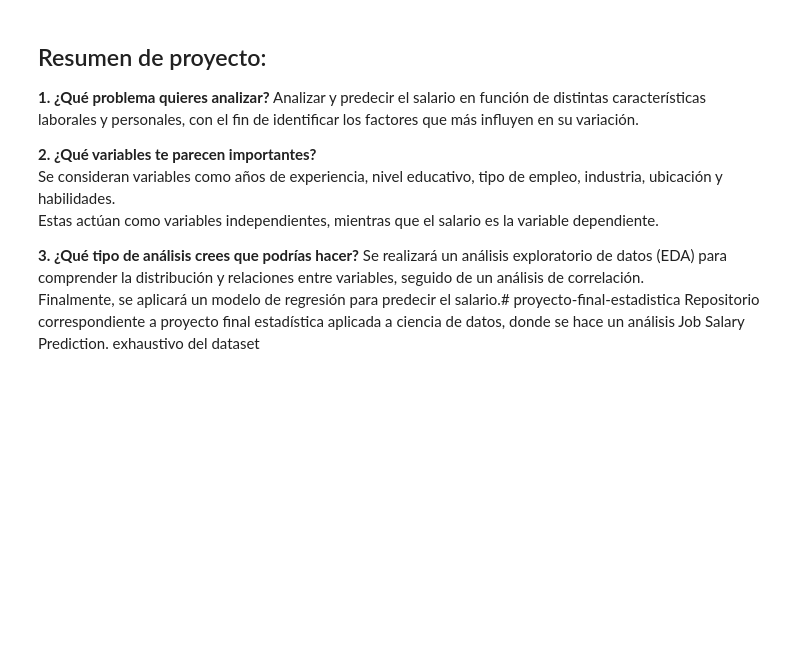
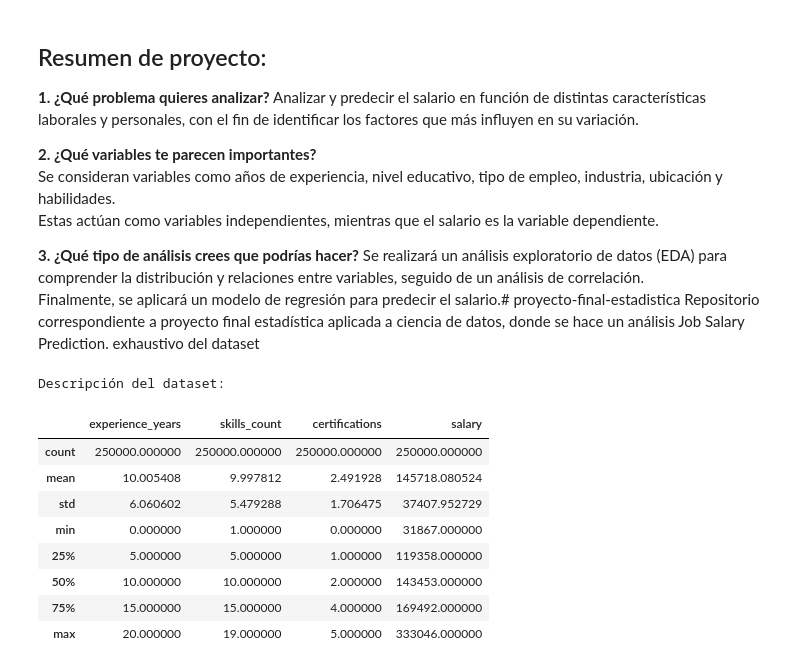
Before and after one commit to garciadejesustrianaolivadia165-a11y/proyecto-final-estadistica, a Jupyter notebook: analisis_salarios.ipynb, the cells around one changed output. Saved outputs shown, nothing was run; the diff lists cells and outputs as text; code cells hidden in the pictures; blank space fills up the shorter version.

```diff
--- a/analisis_salarios.ipynb
+++ b/analisis_salarios.ipynb
@@ -93,3 +93,17 @@ Estas actúan como variables independientes, mientras que el salario es la varia
 Se realizará un análisis exploratorio de datos (EDA) para comprender la distribución y relaciones entre variables, seguido de un análisis de correlación.
 Finalmente, se aplicará un modelo de regresión para predecir el salario.# proyecto-final-estadistica
 Repositorio correspondiente a proyecto final estadística aplicada a ciencia de datos, donde se hace un análisis Job Salary Prediction. exhaustivo del dataset
+# %%
+print("Descripción del dataset:")
+df.describe()
+# %% [output]
+Descripción del dataset:
+|  | experience_years | skills_count | certifications | salary |
+| count | 250000.000000 | 250000.000000 | 250000.000000 | 250000.000000 |
+| mean | 10.005408 | 9.997812 | 2.491928 | 145718.080524 |
+| std | 6.060602 | 5.479288 | 1.706475 | 37407.952729 |
+| min | 0.000000 | 1.000000 | 0.000000 | 31867.000000 |
+| 25% | 5.000000 | 5.000000 | 1.000000 | 119358.000000 |
+| 50% | 10.000000 | 10.000000 | 2.000000 | 143453.000000 |
+| 75% | 15.000000 | 15.000000 | 4.000000 | 169492.000000 |
+| max | 20.000000 | 19.000000 | 5.000000 | 333046.000000 |
```
Also changed, not shown: parts of 3 cells of this notebook.
